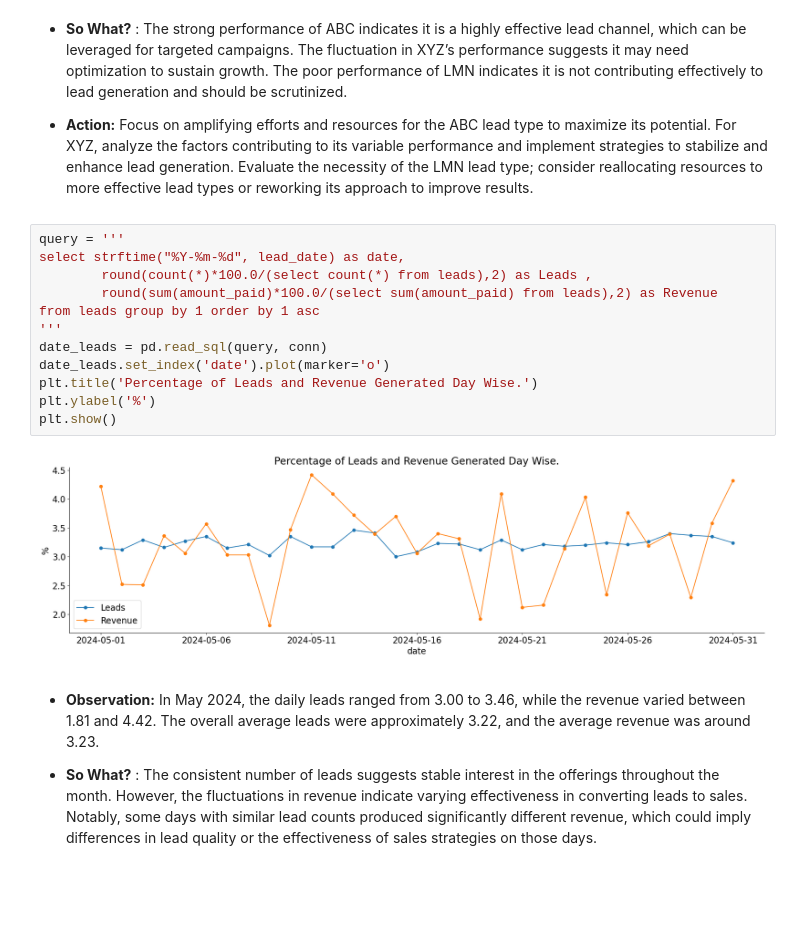
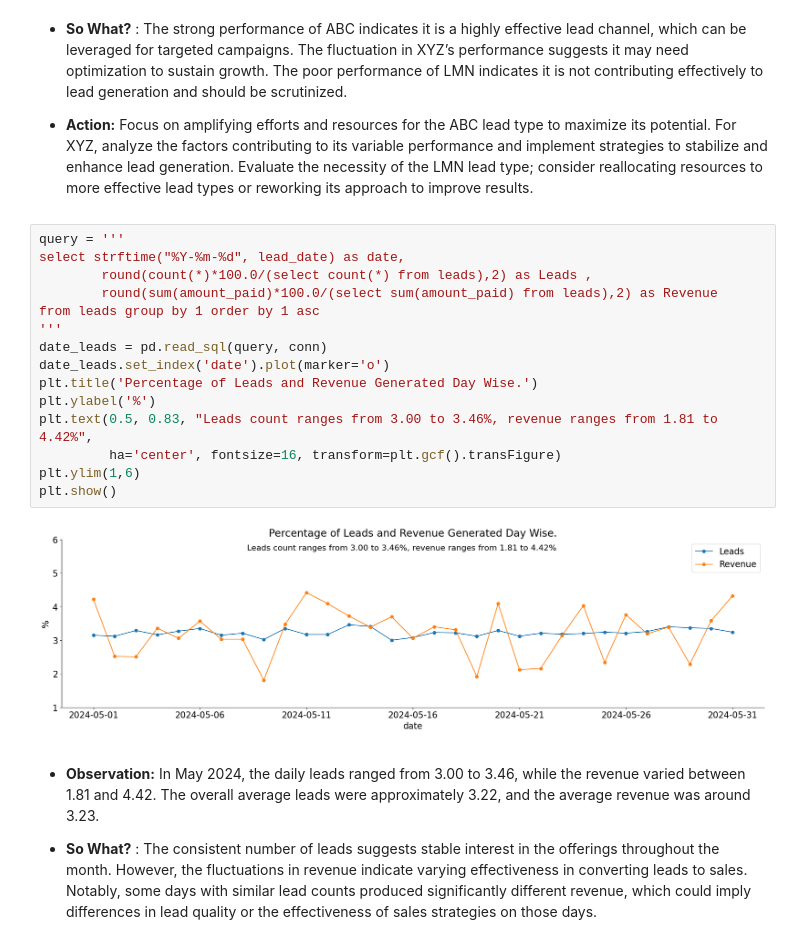
Before and after one commit to dakshbhatnagar/projects, a Jupyter notebook: lead_acquisition/analysis.ipynb, the cells around one changed output. Drawn from its saved outputs; the diff is of its cells as text; blank space fills up the shorter version.

```diff
--- a/lead_acquisition/analysis.ipynb
+++ b/lead_acquisition/analysis.ipynb
@@ -338,17 +351,20 @@ plt.show()
 # %%
 query = '''
 select strftime("%Y-%m-%d", lead_date) as date,
         round(count(*)*100.0/(select count(*) from leads),2) as Leads ,
         round(sum(amount_paid)*100.0/(select sum(amount_paid) from leads),2) as Revenue
 from leads group by 1 order by 1 asc
 '''
 date_leads = pd.read_sql(query, conn)
 date_leads.set_index('date').plot(marker='o')
 plt.title('Percentage of Leads and Revenue Generated Day Wise.')
 plt.ylabel('%')
+plt.text(0.5, 0.83, "Leads count ranges from 3.00 to 3.46%, revenue ranges from 1.81 to 4.42%",
+         ha='center', fontsize=16, transform=plt.gcf().transFigure)
+plt.ylim(1,6)
 plt.show()
 # %% [output]
-[figure, old version]
+[figure, new version]
 # %% [markdown]
 - **Observation:** In May 2024, the daily leads ranged from 3.00 to 3.46, while the revenue varied between 1.81 and 4.42. The overall average leads were approximately 3.22, and the average revenue was around 3.23.
 
```
Also changed, not shown: parts of 10 cells of this notebook.
